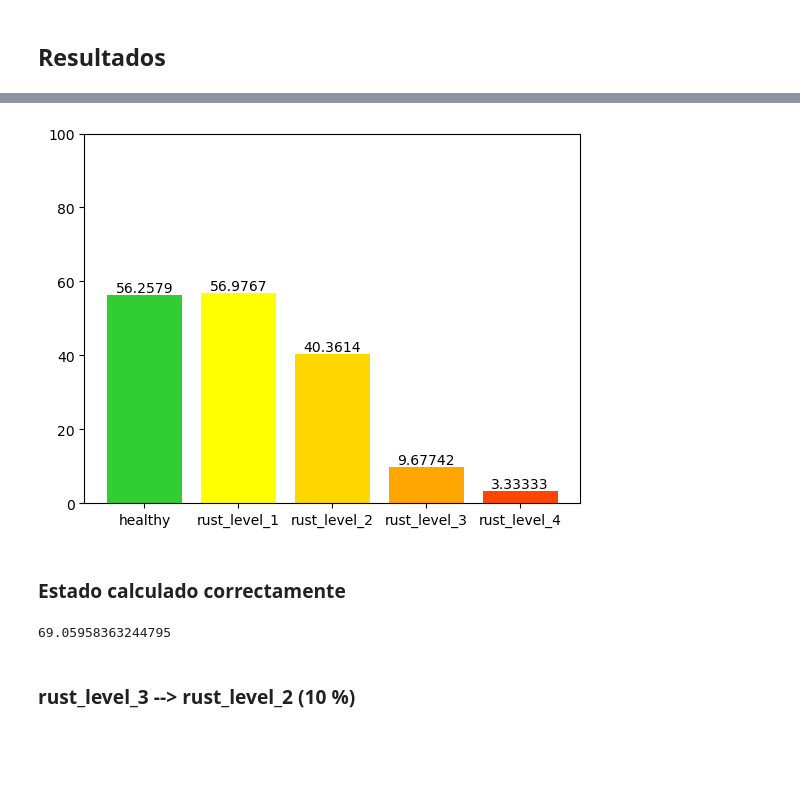
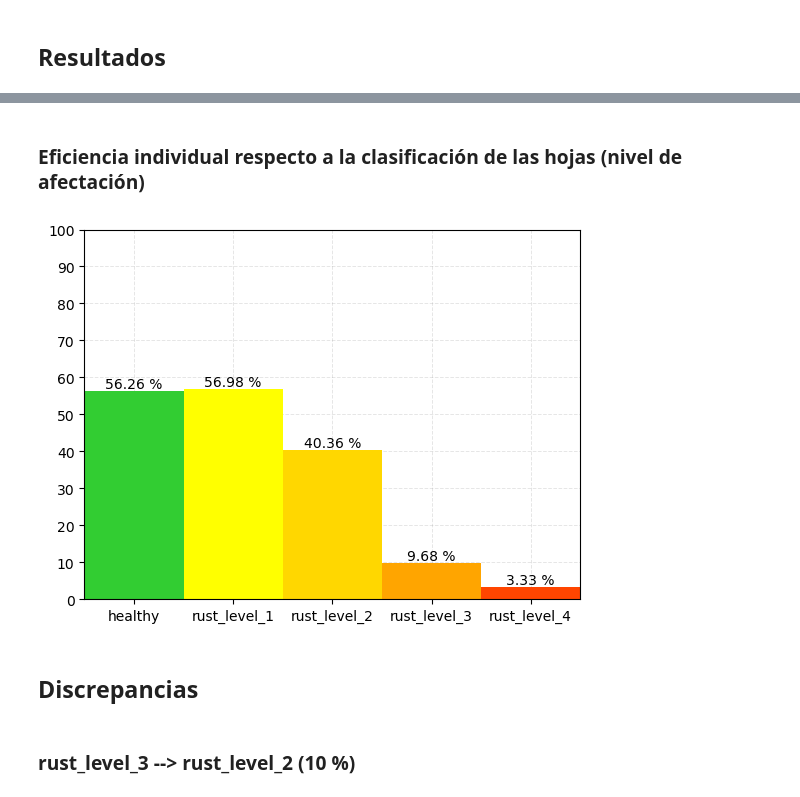
Before and after one commit to LindermanDgz/coffee-leaves-classification, a Jupyter notebook: coffee-leaves-classification.ipynb, the cells around one changed output, grey strips where cells are left out. Drawn from its saved outputs; the diff is of its cells as text; code cells hidden in the pictures; blank space fills up the shorter version.

```diff
--- a/coffee-leaves-classification.ipynb
+++ b/coffee-leaves-classification.ipynb
@@ -381,12 +436,17 @@ plt.show()
+# %% [markdown]
+### Eficiencia individual respecto a la clasificación de las hojas (nivel de afectación)
 # %%
 classifications = ['healthy', 'rust_level_1', 'rust_level_2', 'rust_level_3', 'rust_level_4']
 accuracies = [accuracy_h, accuracy_r1, accuracy_r2, accuracy_r3, accuracy_r4]
 colors = ['limegreen', 'yellow', 'gold', 'orange', 'orangered']
 
 fig, ax = plt.subplots()
-bars = ax.bar(classifications, accuracies, color=colors)
-ax.bar_label(bars)
+bars = ax.bar(classifications, accuracies, width=1.0, color=colors, zorder=2)
+ax.grid(True, color='gray', linestyle='--', linewidth=0.7, zorder=1, alpha=0.2)
+ax.bar_label(bars, fmt='%.2f %%')
+plt.yticks(np.arange(0, 101, step=10))
+plt.margins(x=0, y=0)
 plt.ylim(0, 100)
 plt.show()
 # %% [output]
-[figure, old version]
+[figure, new version]
@@ -396,7 +453,3 @@ coffee_leaves_state_correct = [coffee_leaf for coffee_leaf in coffee_leaves
-# %% [markdown]
-### Estado calculado correctamente
-# %%
-(len(coffee_leaves_state_correct)/len(coffee_leaves))*100
-# %% [output]
-69.05958363244795
+# %% [markdown]
+## Discrepancias
 # %%
```
Also changed, not shown: parts of 8 cells of this notebook.
